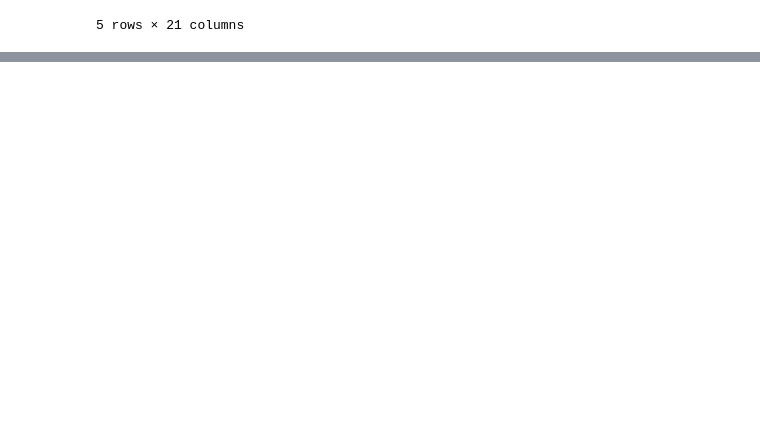
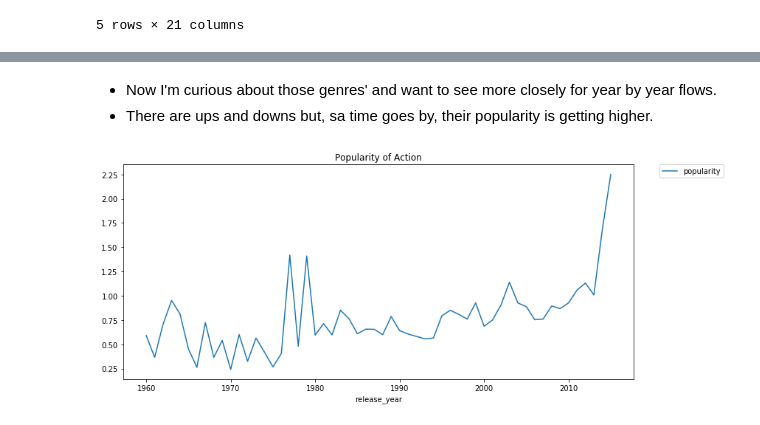
Before and after one commit to Hyunjin89/Analyzing-TMDB-movie-dataset, a Jupyter notebook: Investigate a TMDb movie dataset.ipynb, the cells around one changed output, grey strips where cells are left out. Saved outputs shown, nothing was run; the diff lists cells and outputs as text; code cells hidden in the pictures; blank space fills up the shorter version.

```diff
--- a/Investigate a TMDb movie dataset.ipynb
+++ b/Investigate a TMDb movie dataset.ipynb
@@ -76,0 +102,2 @@ df.dropna(inplace=True)
+# %%
+list_of_genre = df['genres'].str.split('|').tolist()
@@ -76,0 +106,2 @@ df.dropna(inplace=True)
+# %%
+stacked_genre = pd.DataFrame(list_of_genre, index=df['id']).stack()
@@ -76,0 +121,5 @@ df.dropna(inplace=True)
+# %%
+merged_df = df.merge(stacked_genre.to_frame(), on='id', right_index=True)
+# %%
+merged_df.rename(index=str, columns={0: "genre"}, inplace=True)
+merged_df.drop(['id', 'genres'], axis=1, inplace=True)
@@ -76,0 +191,10 @@ df.dropna(inplace=True)
+# %% [markdown]
+- Now I'm curious about those genres' and want to see more closely for year by year flows.
+- There are ups and downs but, sa time goes by, their popularity is getting higher.
+# %%
+merged_df[merged_df['genre'] == 'Action'].groupby('release_year')['popularity'].mean().plot(figsize=(12,5))
+plt.legend(bbox_to_anchor=(1.05, 1), loc=2, borderaxespad=0.)
+plt.title('Popularity of Action')
+plt.tight_layout()
+# %% [output]
+[figure, added]
```
Also changed, not shown: parts of 38 cells of this notebook.
